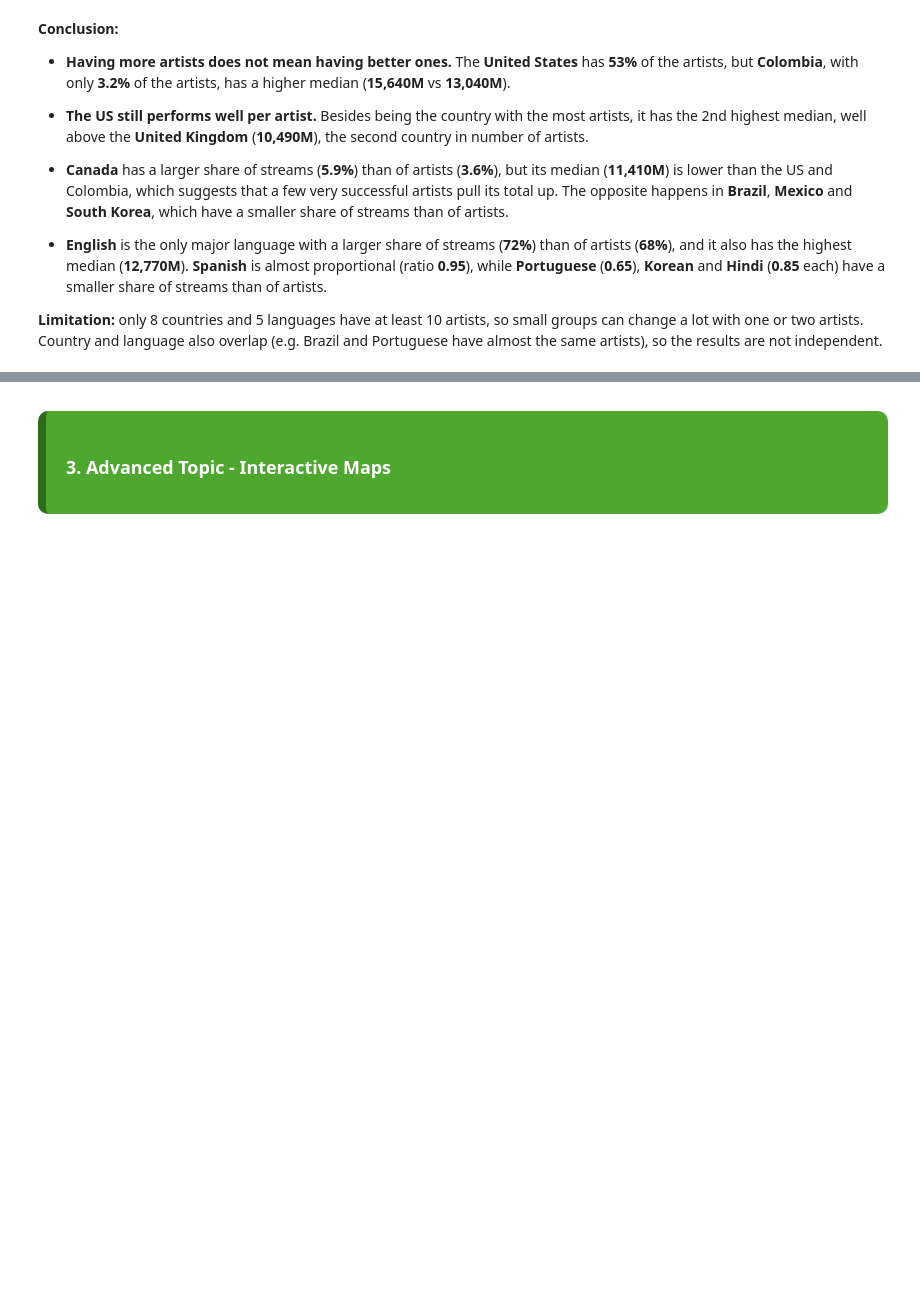
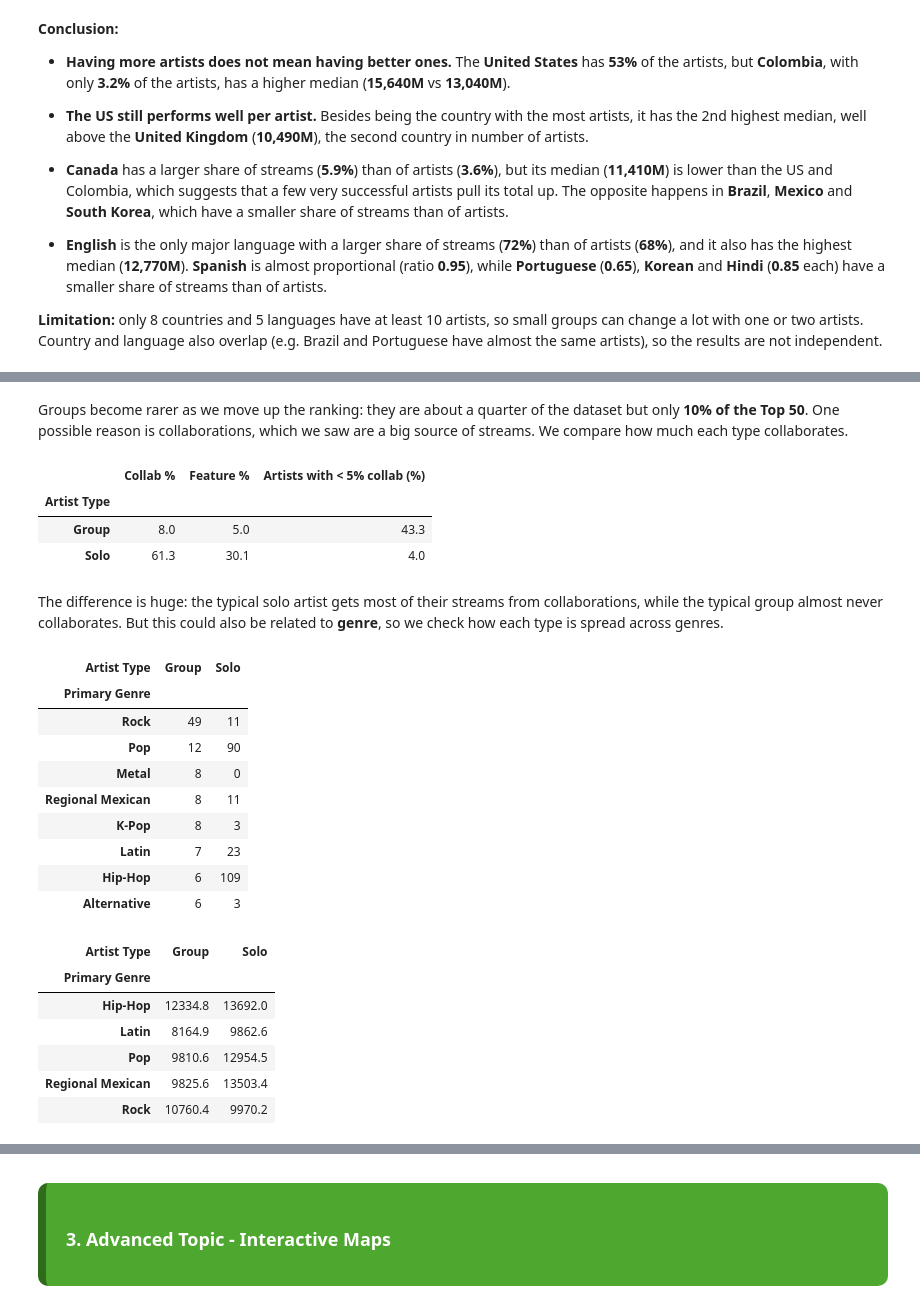
Before and after one commit to martim-dot/Group15_PDS_2627, a Jupyter notebook: project.ipynb, the cells around one changed output, grey strips where cells are left out. Cells and saved outputs as stored; diff of their text form; code cells hidden in the pictures; blank space fills up the shorter version.

```diff
--- a/project.ipynb
+++ b/project.ipynb
@@ -1018,0 +1033,11 @@ fig.show()
+# %%
+# Share of each artist's streams that comes from collaborations and from features (as guest)
+artist_df['Collab %'] = (artist_df['Collaborative Streams'] / artist_df['Total Streams'] * 100).astype('float64')
+artist_df['Feature %'] = (artist_df['Feature Streams'] / artist_df['Total Streams'] * 100).astype('float64')
+
+type_stats = artist_df.groupby('Artist Type', observed=True)['Total Streams'].agg(
+    Artists='count', Median='median', Mean='mean', Total='sum').astype('float64')
+type_stats['Artists'] = type_stats['Artists'].astype(int)
+type_stats['% Artists'] = type_stats['Artists'] / len(artist_df) * 100
+type_stats['% Streams'] = type_stats['Total'] / type_stats['Total'].sum() * 100
+type_stats.round(1)
@@ -1018,0 +1083,18 @@ fig.show()
+# %%
+# Ranking tiers (1 = most streamed artist)
+artist_df['Rank'] = artist_df['Total Streams'].rank(ascending=False, method='first')
+artist_df['Rank Tier'] = pd.cut(artist_df['Rank'], bins=[0, 50, 100, 250, 500],
+                                labels=['Top 50', '51-100', '101-250', '251-500'])
+
+group_share_tier = (artist_df.groupby('Rank Tier', observed=True)['Artist Type']
+                    .apply(lambda x: (x == 'Group').mean() * 100).round(1))
+
+fig = px.bar(x=group_share_tier.index, y=group_share_tier.values, text_auto='.1f',
+             color_discrete_sequence=['#4EA72E'], title='Share of Groups in each Ranking Tier')
+fig.add_hline(y=(artist_df['Artist Type'] == 'Group').mean() * 100, line_dash='dash', line_color='grey',
+              annotation_text='Share of groups in the whole dataset')
+fig.update_layout(xaxis_title='Ranking Tier', yaxis_title='Groups (%)', height=450)
+fig.show()
+
+top50_groups = artist_df.loc[(artist_df['Rank'] <= 50) & (artist_df['Artist Type'] == 'Group'), 'Artist Name']
+print("Groups in the Top 50:", top50_groups.tolist())
@@ -1018,0 +1103,51 @@ fig.show()
+# %% [markdown]
+Groups become rarer as we move up the ranking: they are about a quarter of the dataset but only **10% of the Top 50**. One possible reason is collaborations, which we saw are a big source of streams. We compare how much each type collaborates.
+# %%
+collab_type = artist_df.groupby('Artist Type', observed=True)[['Collab %', 'Feature %']].median().round(1)
+collab_type['Artists with < 5% collab (%)'] = (artist_df.groupby('Artist Type', observed=True)['Collab %']
+                                                .apply(lambda x: (x < 5).mean() * 100).round(1))
+display(collab_type)
+
+fig = go.Figure()
+fig.add_bar(x=collab_type.index, y=collab_type['Collab %'], name='Collaborative streams (%)',
+            marker_color='#2E6B1A', text=collab_type['Collab %'], textposition='outside')
+fig.add_bar(x=collab_type.index, y=collab_type['Feature %'], name='Feature streams - as guest (%)',
+            marker_color='#8BCB6F', text=collab_type['Feature %'], textposition='outside')
+fig.update_layout(barmode='group', height=450, title='Median Share of Streams from Collaborations by Artist Type',
+                  xaxis_title='Artist Type', yaxis_title='Median share of Total Streams (%)')
+fig.show()
+# %% [output]
+|  | Collab % | Feature % | Artists with < 5% collab (%) |
+| Artist Type |  |  |  |
+| Group | 8.0 | 5.0 | 43.3 |
+| Solo | 61.3 | 30.1 | 4.0 |
+# %% [markdown]
+The difference is huge: the typical solo artist gets most of their streams from collaborations, while the typical group almost never collaborates. But this could also be related to **genre**, so we check how each type is spread across genres.
+# %%
+type_genre = pd.crosstab(artist_df['Primary Genre'], artist_df['Artist Type'])
+display(type_genre.sort_values('Group', ascending=False).head(8))
+
+# Compare medians inside the same genre (only genres with at least 5 solo artists and 5 groups)
+valid_genres = type_genre[(type_genre['Group'] >= 5) & (type_genre['Solo'] >= 5)].index
+genre_type_median = (artist_df[artist_df['Primary Genre'].isin(valid_genres)]
+                     .pivot_table(index='Primary Genre', columns='Artist Type', values='Total Streams',
+                                  aggfunc='median', observed=True).astype('float64').round(1))
+genre_type_median
+# %% [output]
+| Artist Type | Group | Solo |
+| Primary Genre |  |  |
+| Rock | 49 | 11 |
+| Pop | 12 | 90 |
+| Metal | 8 | 0 |
+| Regional Mexican | 8 | 11 |
+| K-Pop | 8 | 3 |
+| Latin | 7 | 23 |
+| Hip-Hop | 6 | 109 |
+| Alternative | 6 | 3 |
+| Artist Type | Group | Solo |
+| Primary Genre |  |  |
+| Hip-Hop | 12334.8 | 13692.0 |
+| Latin | 8164.9 | 9862.6 |
+| Pop | 9810.6 | 12954.5 |
+| Regional Mexican | 9825.6 | 13503.4 |
+| Rock | 10760.4 | 9970.2 |
```
Also changed, not shown: parts of 15 cells of this notebook.
